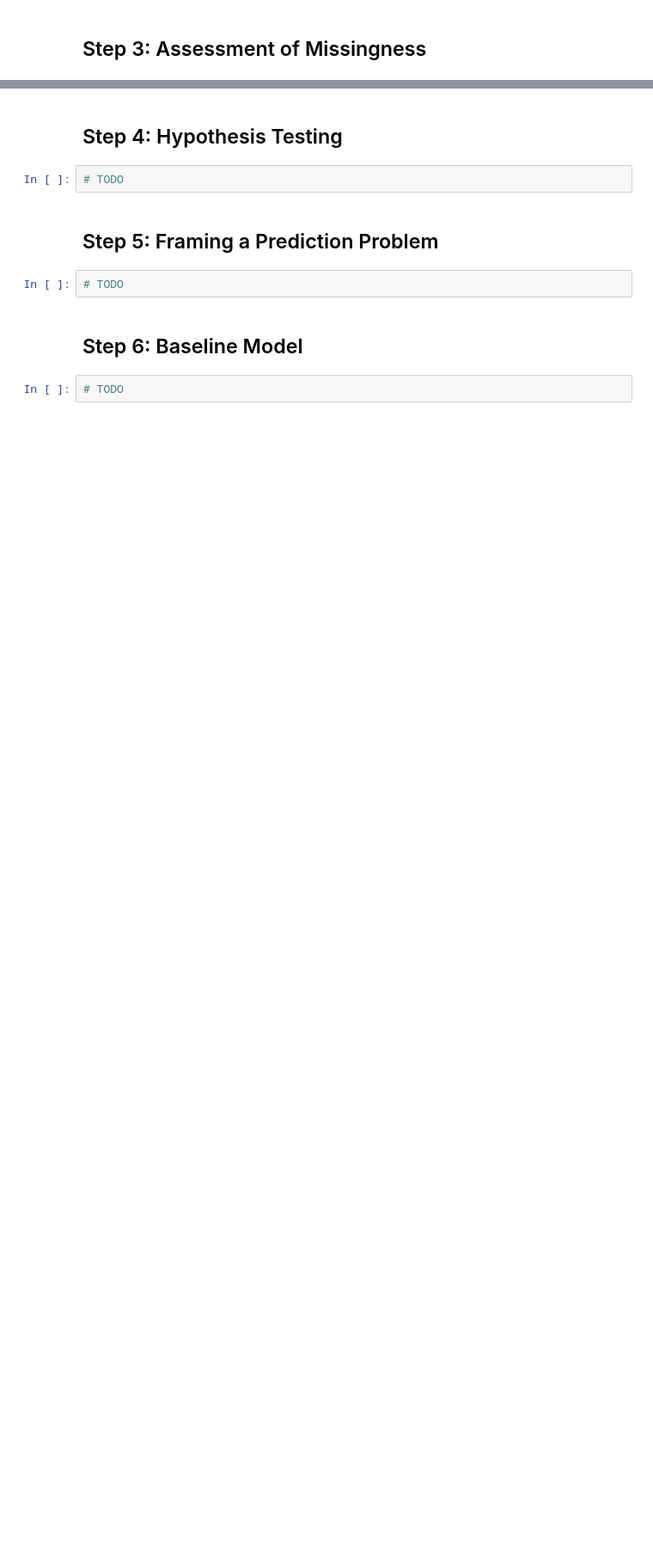
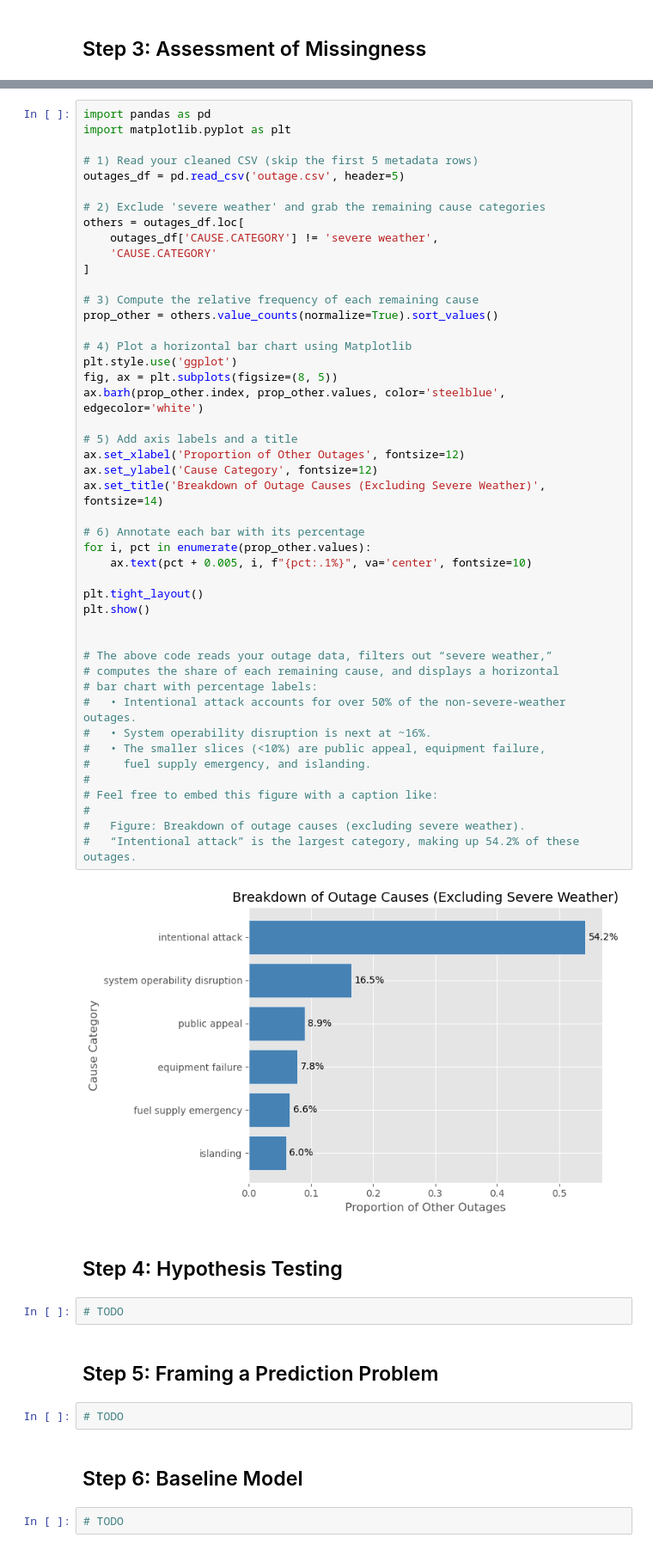
Before and after one commit to shaing04/power-outages-analysis, a Jupyter notebook: template.ipynb, the cells around one changed output, grey strips where cells are left out. Shown: that part at 86% size. Cells and saved outputs as stored; diff of their text form; blank space fills up the shorter version.

```diff
--- a/template.ipynb
+++ b/template.ipynb
@@ -52,3 +295,51 @@ outages_df.head()
+# %%
+import pandas as pd
+import matplotlib.pyplot as plt
+
+# 1) Read your cleaned CSV (skip the first 5 metadata rows)
+outages_df = pd.read_csv('outage.csv', header=5)
+
+# 2) Exclude 'severe weather' and grab the remaining cause categories
+others = outages_df.loc[
+    outages_df['CAUSE.CATEGORY'] != 'severe weather',
+    'CAUSE.CATEGORY'
+]
+
+# 3) Compute the relative frequency of each remaining cause
+prop_other = others.value_counts(normalize=True).sort_values()
+
+# 4) Plot a horizontal bar chart using Matplotlib
+plt.style.use('ggplot')
+fig, ax = plt.subplots(figsize=(8, 5))
+ax.barh(prop_other.index, prop_other.values, color='steelblue', edgecolor='white')
+
+# 5) Add axis labels and a title
+ax.set_xlabel('Proportion of Other Outages', fontsize=12)
+ax.set_ylabel('Cause Category', fontsize=12)
+ax.set_title('Breakdown of Outage Causes (Excluding Severe Weather)', fontsize=14)
+
+# 6) Annotate each bar with its percentage
+for i, pct in enumerate(prop_other.values):
+    ax.text(pct + 0.005, i, f"{pct:.1%}", va='center', fontsize=10)
+
+plt.tight_layout()
+plt.show()
+
+
+# The above code reads your outage data, filters out “severe weather,”
+# computes the share of each remaining cause, and displays a horizontal
+# bar chart with percentage labels:
+#   • Intentional attack accounts for over 50% of the non-severe‐weather outages.
+#   • System operability disruption is next at ~16%.
+#   • The smaller slices (<10%) are public appeal, equipment failure,
+#     fuel supply emergency, and islanding.
+#
+# Feel free to embed this figure with a caption like:
+#
+#   Figure: Breakdown of outage causes (excluding severe weather).
+#   “Intentional attack” is the largest category, making up 54.2% of these outages.
+# %% [output]
+[figure, added]
 # %% [markdown]
 ## Step 4: Hypothesis Testing
 # %%
```
Also changed, not shown: parts of 28 cells of this notebook.
